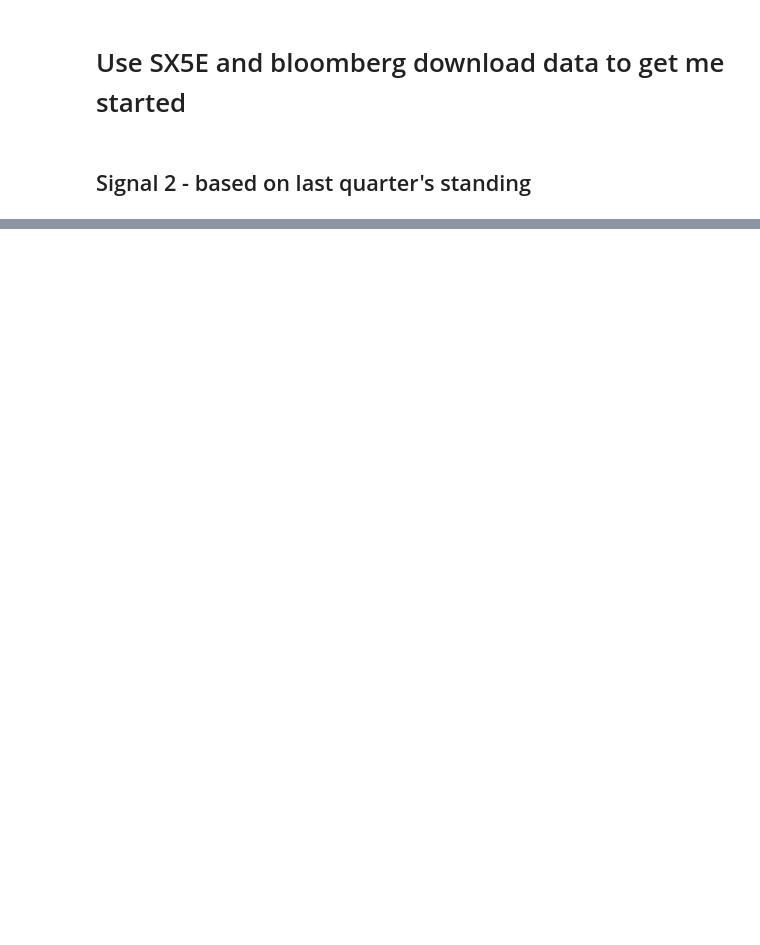
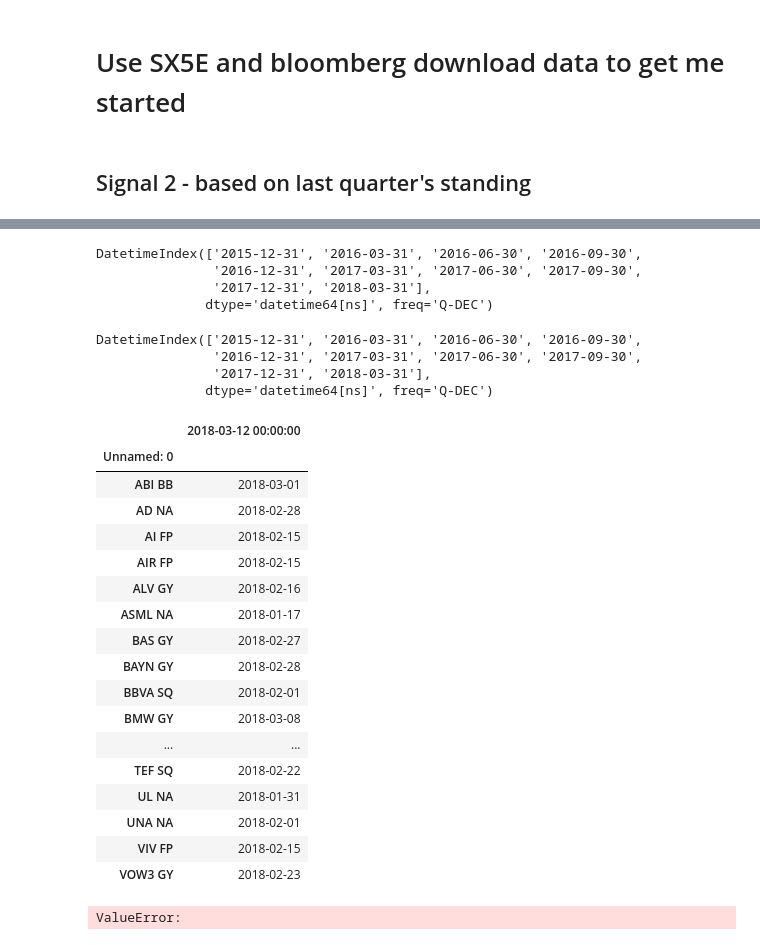
Before and after one commit to zliyclh/post_result, a Jupyter notebook: Signal 2.ipynb, the cells around one changed output, grey strips where cells are left out. Saved outputs shown, nothing was run; the diff lists cells and outputs as text; code cells hidden in the pictures; blank space fills up the shorter version.

Commit message:
preliminary signal 2

```diff
--- a/Signal 2.ipynb
+++ b/Signal 2.ipynb
@@ -81,4 +34,0 @@ datetime.datetime(2015, 1, 1, 0, 0)
-# %%
-# form the signals by slicing the database into each quarter and merge them together
-for s in range(len(dt_rng)-1):
-    print(dt_rng[s+1])
@@ -94,0 +86,70 @@ for s in range(len(dt_rng)-1):
+# %%
+dt_rng
+# %% [output]
+DatetimeIndex(['2015-12-31', '2016-03-31', '2016-06-30', '2016-09-30',
+               '2016-12-31', '2017-03-31', '2017-06-30', '2017-09-30',
+               '2017-12-31', '2018-03-31'],
+              dtype='datetime64[ns]', freq='Q-DEC')
+# %%
+start_date=pd.Timestamp(2015,12,31)
+end_date=pd.Timestamp(2018,3,31)
+per='Q'
+date_df=adj_date
+return_df=data_dict["3d rel return"]
+
+dt_rng=pd.date_range(start_date,end_date,freq=per)
+signal_dict={}
+
+dt_rng
+# %% [output]
+DatetimeIndex(['2015-12-31', '2016-03-31', '2016-06-30', '2016-09-30',
+               '2016-12-31', '2017-03-31', '2017-06-30', '2017-09-30',
+               '2017-12-31', '2018-03-31'],
+              dtype='datetime64[ns]', freq='Q-DEC')
+# %%
+top_quartile=80
+bottom_quartile=20
+# %%
+dt_rng=pd.date_range(start_date,end_date,freq=per)
+long_list=[]
+short_list=[]
+for s in range(len(dt_rng)-2):
+    rank_list=[]
+    rank=return_df[(date_df>=dt_rng[s])&(date_df<=dt_rng[s+1])]
+    signal=date_df[(date_df>=dt_rng[s+1])&(date_df<=dt_rng[s+2])]
+    for index,row in rank.iterrows():
+        adj_row=row.dropna()
+        for val in adj_row.values:
+            rank_list.append(val)
+    rank_series=pd.Series(rank_list)
+    top=signal[signal>=np.percentile(rank_series,top_quartile)].dropna(axis=1,how='all').dropna(axis=0,how='all')
+    bottom=signal[signal<=np.percentile(rank_series,bottom_quartile)].dropna(axis=1,how='all').dropna(axis=0,how='all')
+    long_list.append(top)
+    short_list.append(bottom)
+long_signal=pd.concat(long_list,axis=1)
+short_signal=pd.concat(short_list,axis=1)
+# %%
+top
+# %% [output]
+|  | 2018-03-12 00:00:00 |
+| Unnamed: 0 |  |
+| ABI BB | 2018-03-01 |
+| AD NA | 2018-02-28 |
+| AI FP | 2018-02-15 |
+| AIR FP | 2018-02-15 |
+| ALV GY | 2018-02-16 |
+| ASML NA | 2018-01-17 |
+| BAS GY | 2018-02-27 |
+| BAYN GY | 2018-02-28 |
+| BBVA SQ | 2018-02-01 |
+| BMW GY | 2018-03-08 |
+| ... | ... |
+| TEF SQ | 2018-02-22 |
+| UL NA | 2018-01-31 |
+| UNA NA | 2018-02-01 |
+| VIV FP | 2018-02-15 |
+| VOW3 GY | 2018-02-23 |
+# %%
+dt_rng[s]
+# %% [output]
+ValueError:
```
Also changed, not shown: parts of 8 cells of this notebook, 1 other file.
